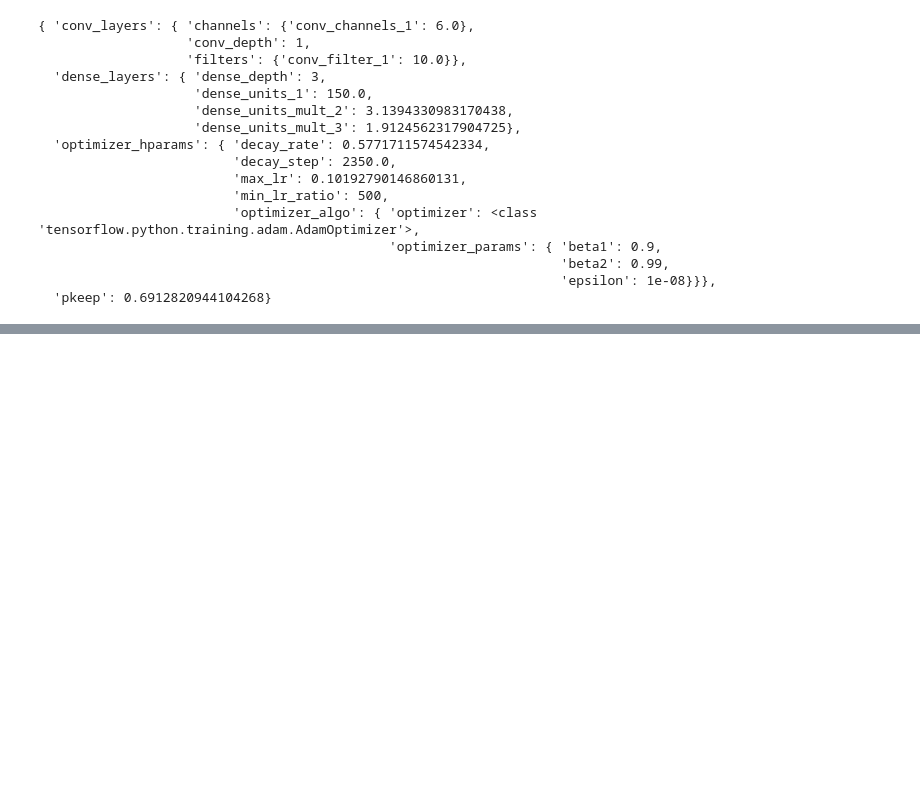
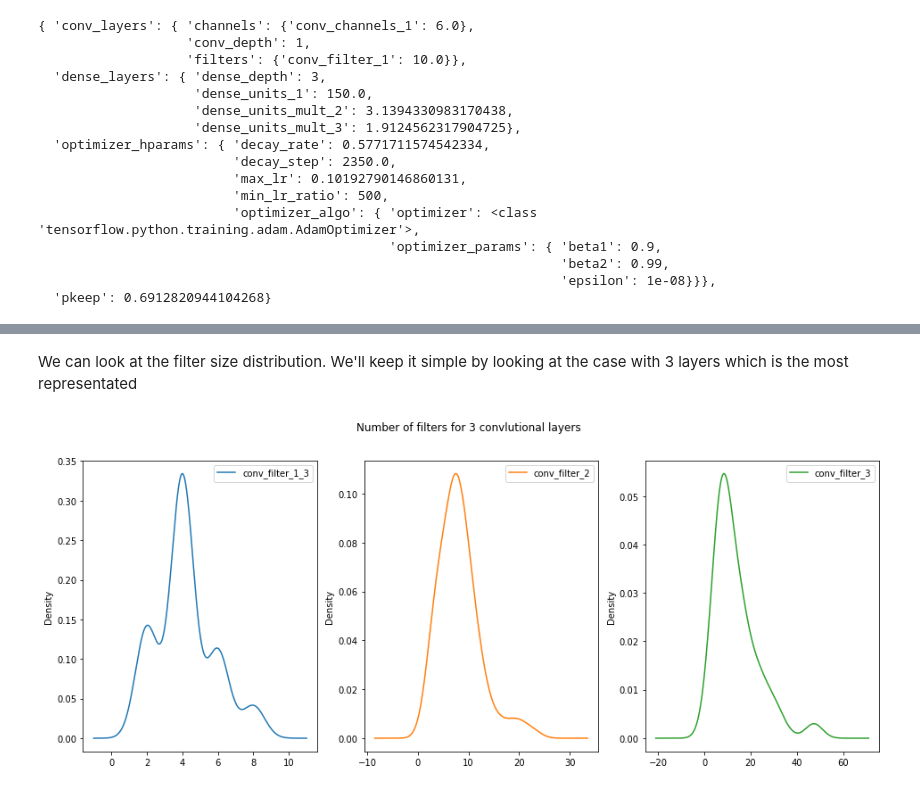
Before and after one commit to AlxClt/Hyperparameters, a Jupyter notebook: MNIST_bayes_opt.ipynb, the cells around one changed output, grey strips where cells are left out. Saved outputs shown, nothing was run; the diff lists cells and outputs as text; code cells hidden in the pictures; blank space fills up the shorter version.

```diff
--- a/MNIST_bayes_opt.ipynb
+++ b/MNIST_bayes_opt.ipynb
@@ -444,0 +546,12 @@ best_tpe = fmin(objective,
+# %% [markdown]
+We can look at the filter size distribution. We'll keep it simple by looking at the case with 3 layers which is the most representated
+# %%
+conv_layers_filters_3 = pd.DataFrame(get_values(trials,'conv_filter_1_3','conv_filter_mult_2_3','conv_filter_mult_3_3')).dropna(axis=0)
+conv_layers_filters_3['conv_filter_2'] = (conv_layers_filters_3.conv_filter_mult_2_3*conv_layers_filters_3.conv_filter_1_3).astype(int)
+conv_layers_filters_3['conv_filter_3'] = (conv_layers_filters_3.conv_filter_mult_3_3*conv_layers_filters_3.conv_filter_2).astype(int)
+conv_layers_filters_3=conv_layers_filters_3.rename({'conv_filter_1_3':'conv_filter_1'}).drop(['conv_filter_mult_2_3','conv_filter_mult_3_3'],axis=1)
+
+conv_layers_filters_3.plot(kind='kde',subplots=True, sharex=False, layout=(1,3),title='Number of filters for 3 convlutional layers',figsize=(16,6))
+plt.show()
+# %% [output]
+[figure, added]
```
Also changed, not shown: parts of 19 cells of this notebook, 3 other files.
